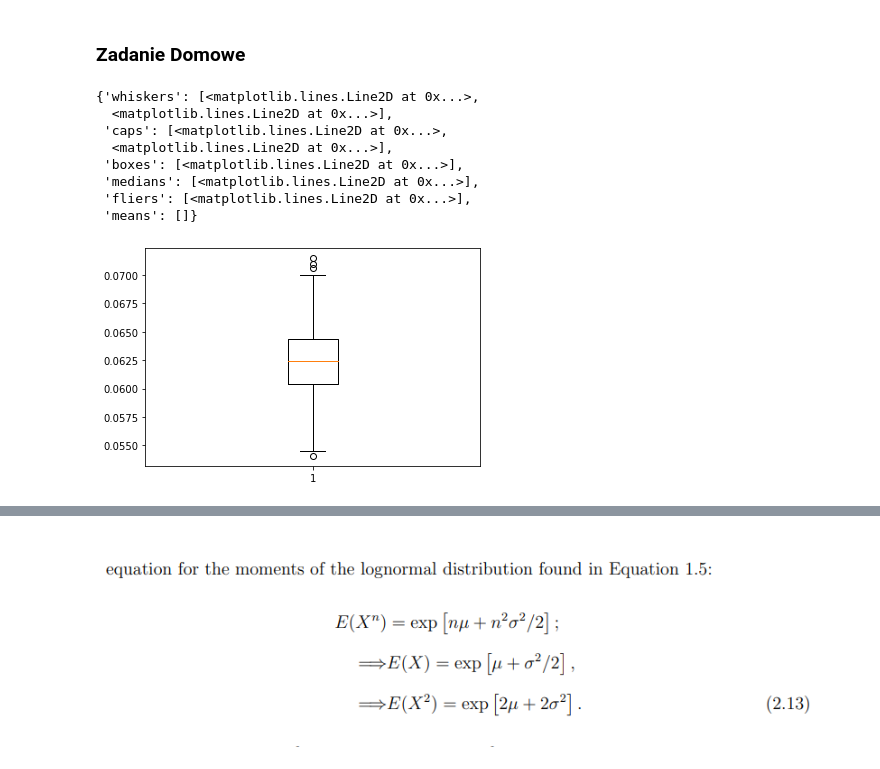
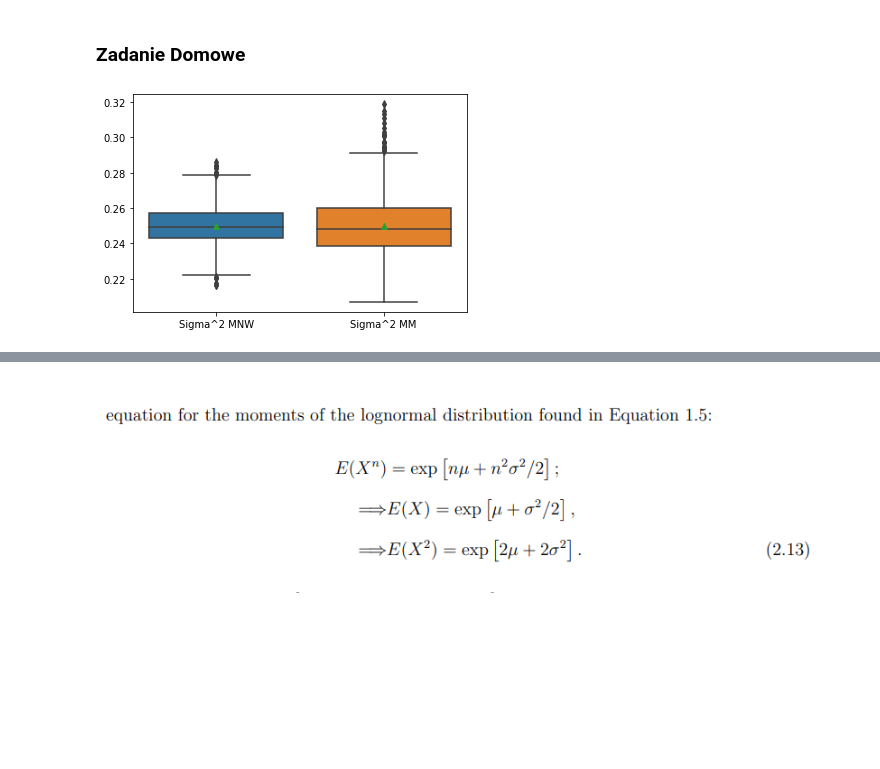
Before and after one commit to HalasTomasz/Kaszcz, a Jupyter notebook: Kaszcz - Hałas/Zajecia 2/Lista 1 + zad domowe.ipynb, the cells around one changed output, grey strips where cells are left out. Cells and saved outputs as stored; diff of their text form; code cells hidden in the pictures; blank space fills up the shorter version.

```diff
--- a/Kaszcz - Hałas/Zajecia 2/Lista 1 + zad domowe.ipynb
+++ b/Kaszcz - Hałas/Zajecia 2/Lista 1 + zad domowe.ipynb
@@ -9,7 +9,7 @@ n=1000
 table_simga_MNW = []
 table_sigma_MM = []
 for i in range(1000):
-    X = np.random.lognormal(1, 0.25, 1000)
+    X = np.random.lognormal(1, 0.5, 1000)
 
     ## Metoda najwięszek Wiarygodnośći
     u_MNW = 1/n * sum([np.log(x) for x in X])
@@ -19,19 +19,18 @@ for i in range(1000):
     ### Metdoa momentów
     M1 = 1/n*sum(X)
     M2 = 1/n*sum([pow(x,2) for x in X])
-    sigma_MM = np.log(M2) - 2*np.log(M1) + np.log(n) ## NW ?
+    sigma_MM = np.log(M2) - 2*np.log(M1)  ## NW ?
     table_sigma_MM.append(sigma_MM)
 # %%
 import matplotlib.pyplot as plt
+import seaborn as sns
+import pandas as pd
 
-plt.boxplot(table_simga_MNW)
+df = pd.DataFrame({'Sigma^2 MNW':table_simga_MNW,
+                   'Sigma^2 MM':table_sigma_MM})
+box_plot  = sns.boxplot(
+    data=df,
+    showmeans=True,
+)
 # %% [output]
-{'whiskers': [<matplotlib.lines.Line2D at 0x...>,
-  <matplotlib.lines.Line2D at 0x...>],
- 'caps': [<matplotlib.lines.Line2D at 0x...>,
-  <matplotlib.lines.Line2D at 0x...>],
- 'boxes': [<matplotlib.lines.Line2D at 0x...>],
- 'medians': [<matplotlib.lines.Line2D at 0x...>],
- 'fliers': [<matplotlib.lines.Line2D at 0x...>],
- 'means': []}
-[figure, old version]
+[figure, new version]
```
Also changed, not shown: parts of 8 cells of this notebook.
